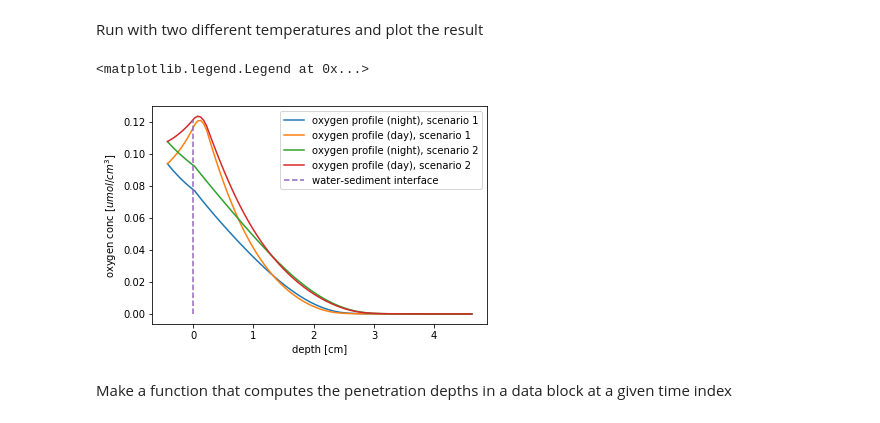
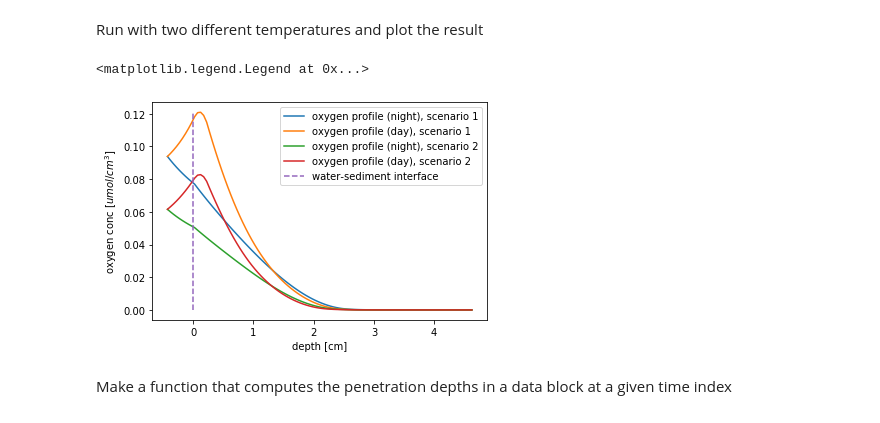
Before and after one commit to NIVANorge/Mobius, a Jupyter notebook: Applications/SedimentOxygen/FancyPlots.ipynb, the cells around one changed output. Saved outputs shown, nothing was run; the diff lists cells and outputs as text; code cells hidden in the pictures.

Commit message:
update a plotting a little

```diff
--- a/Applications/SedimentOxygen/FancyPlots.ipynb
+++ b/Applications/SedimentOxygen/FancyPlots.ipynb
@@ -29,8 +29,9 @@ ntime  = 40     #How many of the last time steps of the model run do we want to
 # %% [markdown]
 Set up a function that runs the model with a specific temperature and returns the result data. It also returns the time index (relative to the data block) of the time when the sediment-oxygen interface is at its max and min values
 # %%
-def run_scenario(temperature=10.0) :
+def run_scenario(temperature=10.0, ppO2=21) :
     dataset.set_parameter_double('Temperature', [], temperature)
+    dataset.set_parameter_double('Atmospheric O2 partial pressure', [], ppO2)
     dataset.run_model()
 
     data = np.zeros([ntime, nlevels])
@@ -59,23 +60,23 @@ def plot_profiles(ax, data, minidx, maxidx, scenario):
 # %% [markdown]
 Run with two different temperatures and plot the result
 # %%
-data1, minidx1, maxidx1 = run_scenario(10.0)
-data2, minidx2, maxidx2 = run_scenario(4.0)
+data1, minidx1, maxidx1 = run_scenario(10.0, 7)
+data2, minidx2, maxidx2 = run_scenario(4.0, 4)
 
 
 fig = plt.figure()
 ax = fig.add_subplot(111)
 
 plot_profiles(ax, data1, minidx1, maxidx1, 1)
 plot_profiles(ax, data2, minidx2, maxidx2, 2)
 ax.plot([0, 0], [0, np.amax(data1,axis=1)[maxidx1]], '--', label='water-sediment interface')
 
 ax.set_xlabel('depth [cm]')
 ax.set_ylabel('oxygen conc [$umol/cm^3$]')
 ax.legend()
 # %% [output]
 <matplotlib.legend.Legend at 0x...>
-[figure, old version]
+[figure, new version]
 # %% [markdown]
 Make a function that computes the penetration depths in a data block at a given time index
 # %%
```
Also changed, not shown: parts of 3 cells of this notebook, 1 other file.
